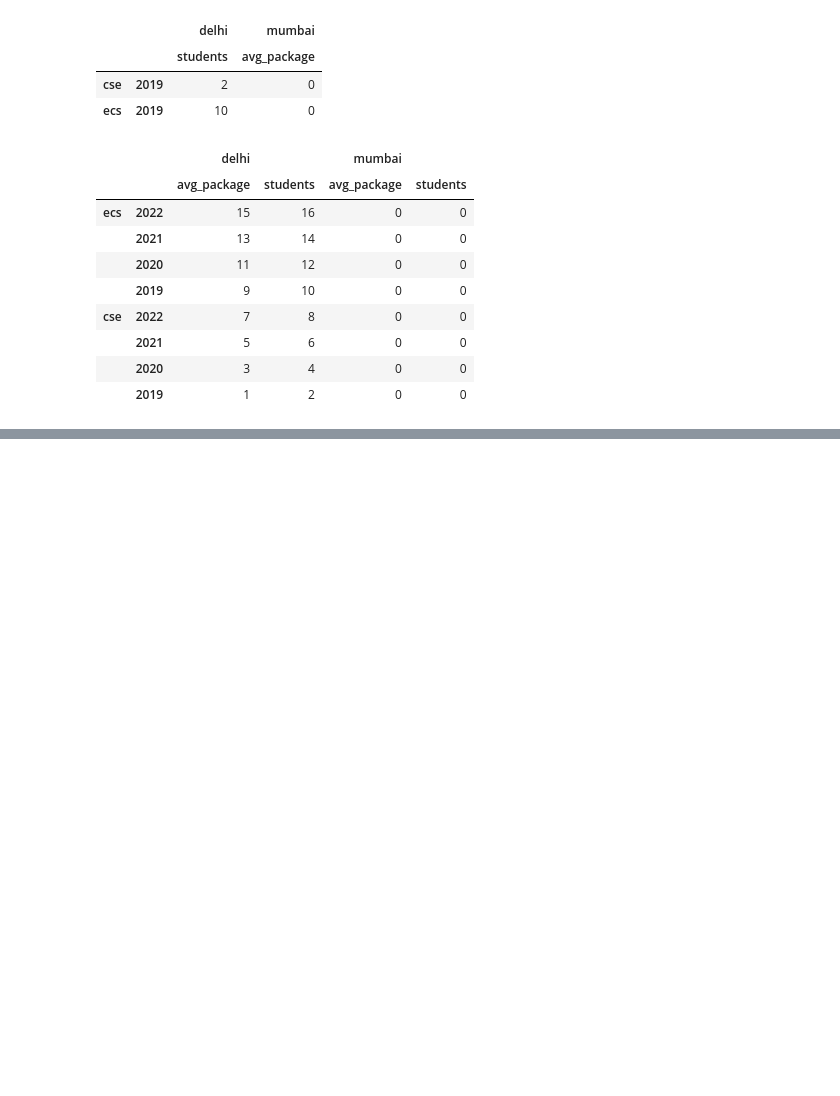
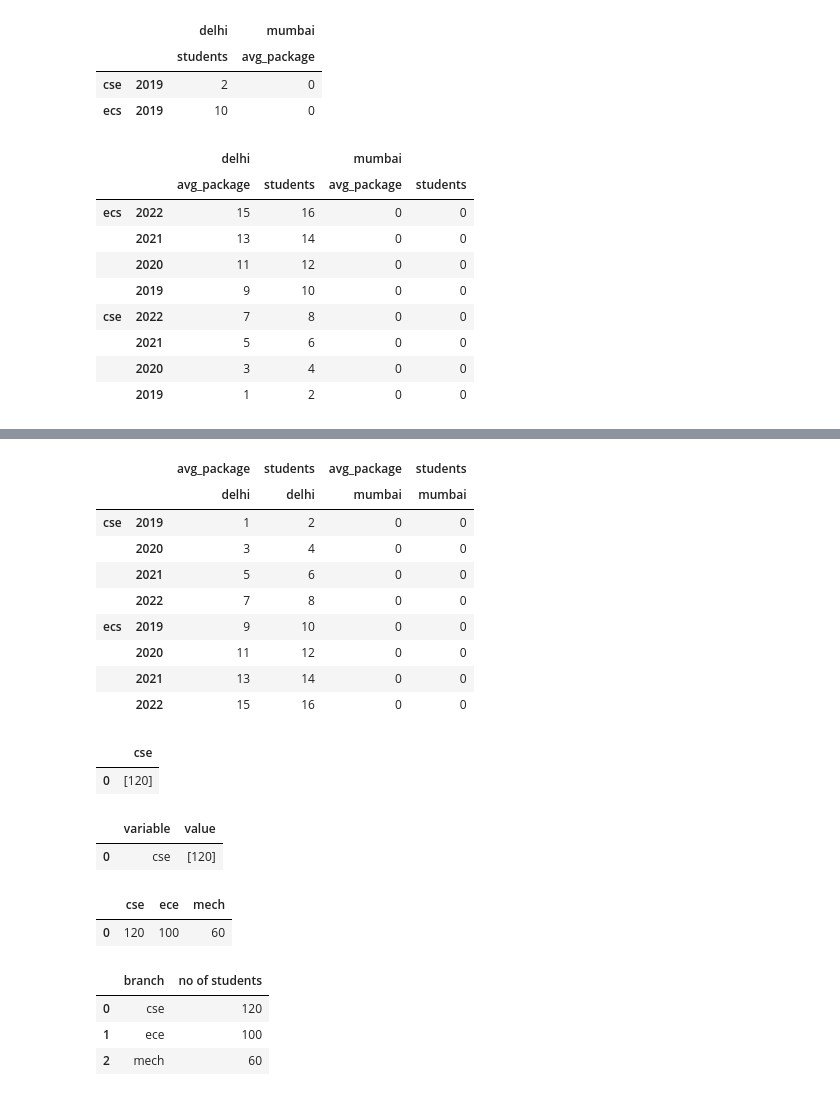
Before and after one commit to nandankaryash0-star/The_Pyhons_library, a Jupyter notebook: Pandas_sessions/Data_set/Pandas5.ipynb, the cells around one changed output, grey strips where cells are left out. Drawn from its saved outputs; the diff is of its cells as text; code cells hidden in the pictures; blank space fills up the shorter version.

```diff
--- a/Pandas_sessions/Data_set/Pandas5.ipynb
+++ b/Pandas_sessions/Data_set/Pandas5.ipynb
@@ -399,0 +411,40 @@ branch_df3.sort_index(ascending=[False,True])
+# %%
+#Swap level
+branch_df3.swaplevel(axis=1)
+# %% [output]
+|  |  | avg_package | students | avg_package | students |
+|  |  | delhi | delhi | mumbai | mumbai |
+| cse | 2019 | 1 | 2 | 0 | 0 |
+|  | 2020 | 3 | 4 | 0 | 0 |
+|  | 2021 | 5 | 6 | 0 | 0 |
+|  | 2022 | 7 | 8 | 0 | 0 |
+| ecs | 2019 | 9 | 10 | 0 | 0 |
+|  | 2020 | 11 | 12 | 0 | 0 |
+|  | 2021 | 13 | 14 | 0 | 0 |
+|  | 2022 | 15 | 16 | 0 | 0 |
+# %%
+pd.DataFrame({'cse':[[120]]})
+# %% [output]
+|  | cse |
+| 0 | [120] |
+# %%
+#Long VS Wide Dataformat
+
+#melt wide -> long
+
+pd.DataFrame({'cse':[[120]]}).melt()
+# %% [output]
+|  | variable | value |
+| 0 | cse | [120] |
+# %%
+pd.DataFrame({'cse':[120],'ece':[100],'mech':[60]})
+# %% [output]
+|  | cse | ece | mech |
+| 0 | 120 | 100 | 60 |
+# %%
+pd.DataFrame({'cse':[120],'ece':[100],'mech':[60]}).melt(var_name='branch',value_name="no of students")
+# %% [output]
+|  | branch | no of students |
+| 0 | cse | 120 |
+| 1 | ece | 100 |
+| 2 | mech | 60 |
```
Also changed, not shown: parts of 2 cells of this notebook.
